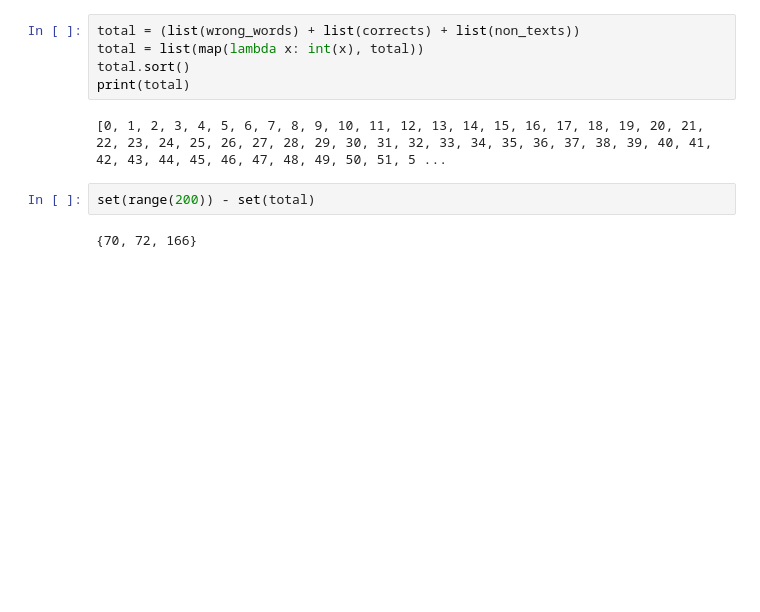
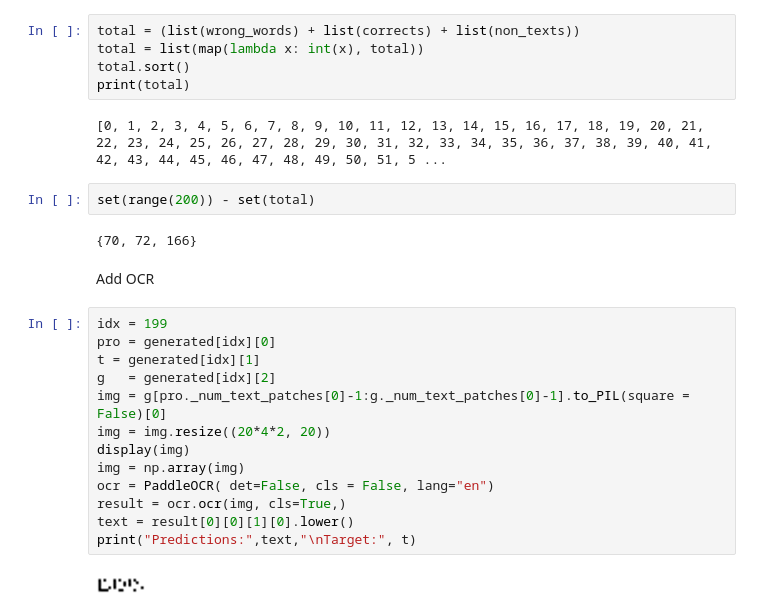
Before and after one commit to april-tools/pixar, a Jupyter notebook: lambada.ipynb, the cells around one changed output. Saved outputs shown, nothing was run; the diff lists cells and outputs as text; blank space fills up the shorter version.

```diff
--- a/lambada.ipynb
+++ b/lambada.ipynb
@@ -105,3 +131,20 @@ print(total)
 set(range(200)) - set(total)
 # %% [output]
 {70, 72, 166}
+# %% [markdown]
+Add OCR
+# %%
+idx = 199
+pro = generated[idx][0]
+t = generated[idx][1]
+g   = generated[idx][2]
+img = g[pro._num_text_patches[0]-1:g._num_text_patches[0]-1].to_PIL(square = False)[0]
+img = img.resize((20*4*2, 20))
+display(img)
+img = np.array(img)
+ocr = PaddleOCR( det=False, cls = False, lang="en")
+result = ocr.ocr(img, cls=True,)
+text = result[0][0][1][0].lower()
+print("Predictions:",text,"\nTarget:", t)
+# %% [output]
+[figure, added]
```
Also changed, not shown: parts of 4 cells of this notebook, 1 other file.
